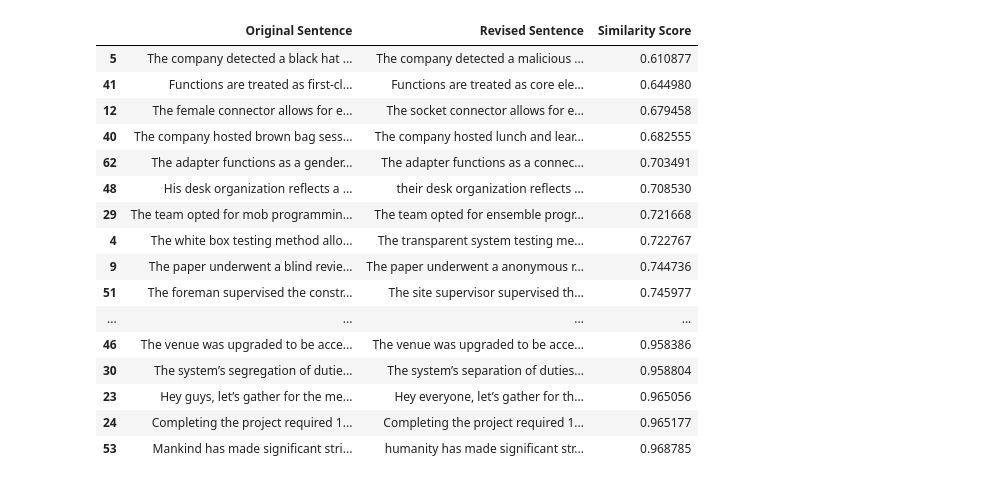
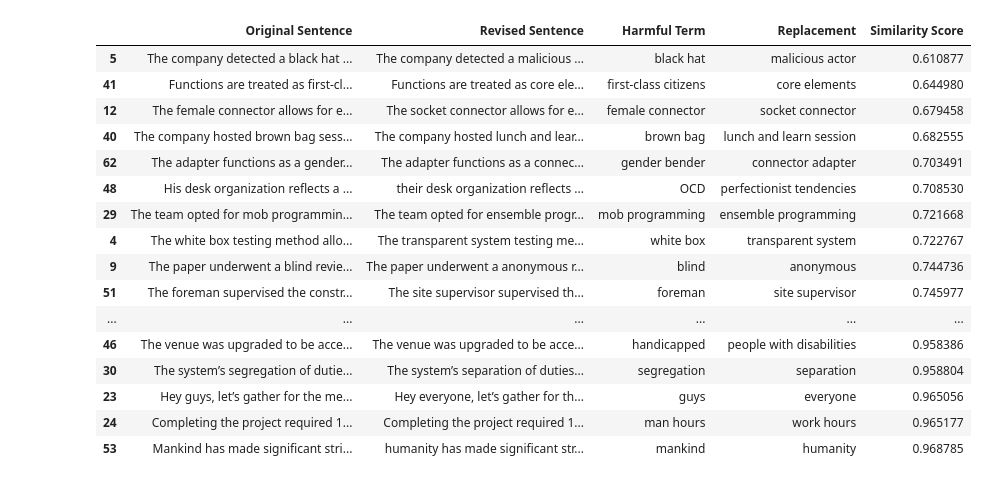
Before and after one commit to INSPIRED-GMU/LLM_Correction_Experiments, a Jupyter notebook: SBERT_Scores/GPT4-Reasoning_SBERT.ipynb, the cells around one changed output. Drawn from its saved outputs; the diff is of its cells as text; code cells hidden in the pictures.

```diff
--- a/SBERT_Scores/GPT4-Reasoning_SBERT.ipynb
+++ b/SBERT_Scores/GPT4-Reasoning_SBERT.ipynb
@@ -21,4 +449,5 @@ Successfully installed sentence-transformers-3.4.1
 # %%
+# PROMPT 3
 from sentence_transformers import SentenceTransformer, util
 import pandas as pd
 import re
@@ -164,53 +593,68 @@ original_sentences = [
     "The new functionality was implemented through a daughter board.",
     "The adapter functions as a gender bender for connecting devices.",
     "The cleanup script removed the orphaned object from the database."
 ]
 
-# Function to replace harmful terms using regular expressions
+# Function to replace harmful terms using regular expressions and track replacements
 def replace_terms(sentence, replacements):
+    harmful_term = None
+    replacement_term = None
     for term, replacement in replacements.items():
-        # Use case-insensitive matching and word boundaries
-        sentence = re.sub(rf'\b{re.escape(term)}\b', replacement, sentence, flags=re.IGNORECASE)
-    return sentence
+        if re.search(rf'\b{re.escape(term)}\b', sentence, flags=re.IGNORECASE):
+            harmful_term = term
+            replacement_term = replacement
+            # Use case-insensitive matching and word boundaries
+            sentence = re.sub(rf'\b{re.escape(term)}\b', replacement, sentence, flags=re.IGNORECASE)
+    return sentence, harmful_term, replacement_term
 
-# Generate revised sentences
-revised_sentences = [replace_terms(sentence, harmful_terms) for sentence in original_sentences]
+# Generate revised sentences and track replacements
+revised_sentences = []
+harmful_terms_list = []
+replacement_terms_list = []
+
+for sentence in original_sentences:
+    revised_sentence, harmful_term, replacement_term = replace_terms(sentence, harmful_terms)
+    revised_sentences.append(revised_sentence)
+    harmful_terms_list.append(harmful_term)
+    replacement_terms_list.append(replacement_term)
 
 # Compute SBERT similarity scores
 similarity_scores = [
     util.pytorch_cos_sim(model.encode(orig, convert_to_tensor=True),
                          model.encode(revised, convert_to_tensor=True)).item()
     for orig, revised in zip(original_sentences, revised_sentences)
 ]
 
 # Create DataFrame
 df = pd.DataFrame({
     "Original Sentence": original_sentences,
     "Revised Sentence": revised_sentences,
+    "Harmful Term": harmful_terms_list,
+    "Replacement": replacement_terms_list,
     "Similarity Score": similarity_scores
 })
 
 # Adjust display options to show all rows
 pd.set_option('display.max_rows', None)
 
 # Display the dataframe sorted by similarity score
 df_sorted = df.sort_values(by="Similarity Score", ascending=True)
 df_sorted
 # %% [output]
-|  | Original Sentence | Revised Sentence | Similarity Score |
-| 5 | The company detected a black hat ... | The company detected a malicious ... | 0.610877 |
-| 41 | Functions are treated as first-cl... | Functions are treated as core ele... | 0.644980 |
-| 12 | The female connector allows for e... | The socket connector allows for e... | 0.679458 |
-| 40 | The company hosted brown bag sess... | The company hosted lunch and lear... | 0.682555 |
-| 62 | The adapter functions as a gender... | The adapter functions as a connec... | 0.703491 |
-| 48 | His desk organization reflects a ... | their desk organization reflects ... | 0.708530 |
-| 29 | The team opted for mob programmin... | The team opted for ensemble progr... | 0.721668 |
-| 4 | The white box testing method allo... | The transparent system testing me... | 0.722767 |
-| 9 | The paper underwent a blind revie... | The paper underwent a anonymous r... | 0.744736 |
-| 51 | The foreman supervised the constr... | The site supervisor supervised th... | 0.745977 |
-| ... | ... | ... | ... |
-| 46 | The venue was upgraded to be acce... | The venue was upgraded to be acce... | 0.958386 |
-| 30 | The system’s segregation of dutie... | The system’s separation of duties... | 0.958804 |
-| 23 | Hey guys, let’s gather for the me... | Hey everyone, let’s gather for th... | 0.965056 |
-| 24 | Completing the project required 1... | Completing the project required 1... | 0.965177 |
-| 53 | Mankind has made significant stri... | humanity has made significant str... | 0.968785 |
+|  | Original Sentence | Revised Sentence | Harmful Term | Replacement | Similarity Score |
+| 5 | The company detected a black hat ... | The company detected a malicious ... | black hat | malicious actor | 0.610877 |
+| 41 | Functions are treated as first-cl... | Functions are treated as core ele... | first-class citizens | core elements | 0.644980 |
+| 12 | The female connector allows for e... | The socket connector allows for e... | female connector | socket connector | 0.679458 |
+| 40 | The company hosted brown bag sess... | The company hosted lunch and lear... | brown bag | lunch and learn session | 0.682555 |
+| 62 | The adapter functions as a gender... | The adapter functions as a connec... | gender bender | connector adapter | 0.703491 |
+| 48 | His desk organization reflects a ... | their desk organization reflects ... | OCD | perfectionist tendencies | 0.708530 |
+| 29 | The team opted for mob programmin... | The team opted for ensemble progr... | mob programming | ensemble programming | 0.721668 |
+| 4 | The white box testing method allo... | The transparent system testing me... | white box | transparent system | 0.722767 |
+| 9 | The paper underwent a blind revie... | The paper underwent a anonymous r... | blind | anonymous | 0.744736 |
+| 51 | The foreman supervised the constr... | The site supervisor supervised th... | foreman | site supervisor | 0.745977 |
+| ... | ... | ... | ... | ... | ... |
+| 46 | The venue was upgraded to be acce... | The venue was upgraded to be acce... | handicapped | people with disabilities | 0.958386 |
+| 30 | The system’s segregation of dutie... | The system’s separation of duties... | segregation | separation | 0.958804 |
+| 23 | Hey guys, let’s gather for the me... | Hey everyone, let’s gather for th... | guys | everyone | 0.965056 |
+| 24 | Completing the project required 1... | Completing the project required 1... | man hours | work hours | 0.965177 |
+| 53 | Mankind has made significant stri... | humanity has made significant str... | mankind | humanity | 0.968785 |
```
Also changed, not shown: parts of 5 cells of this notebook, 3 other files.
